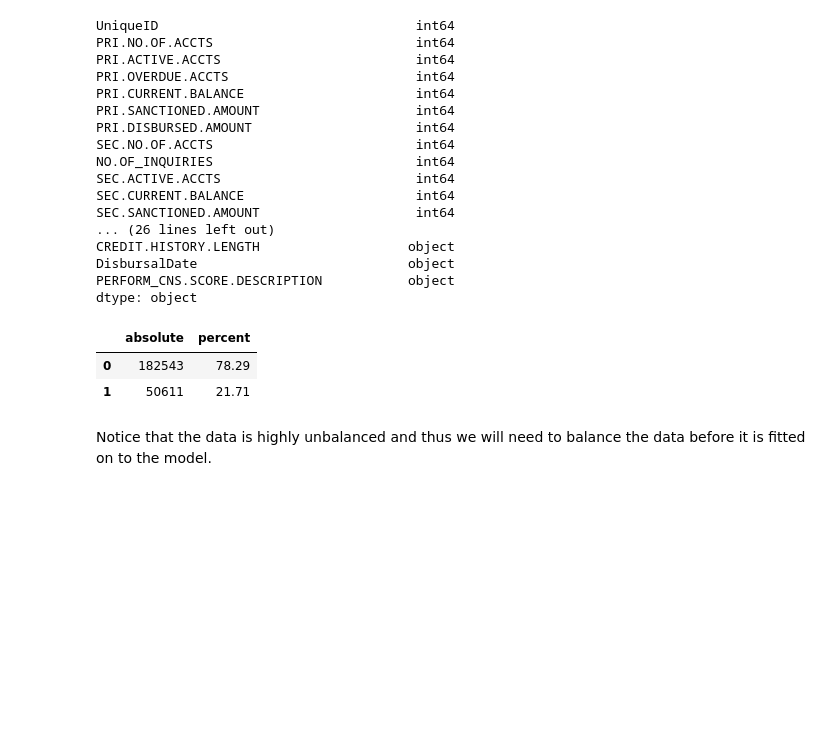
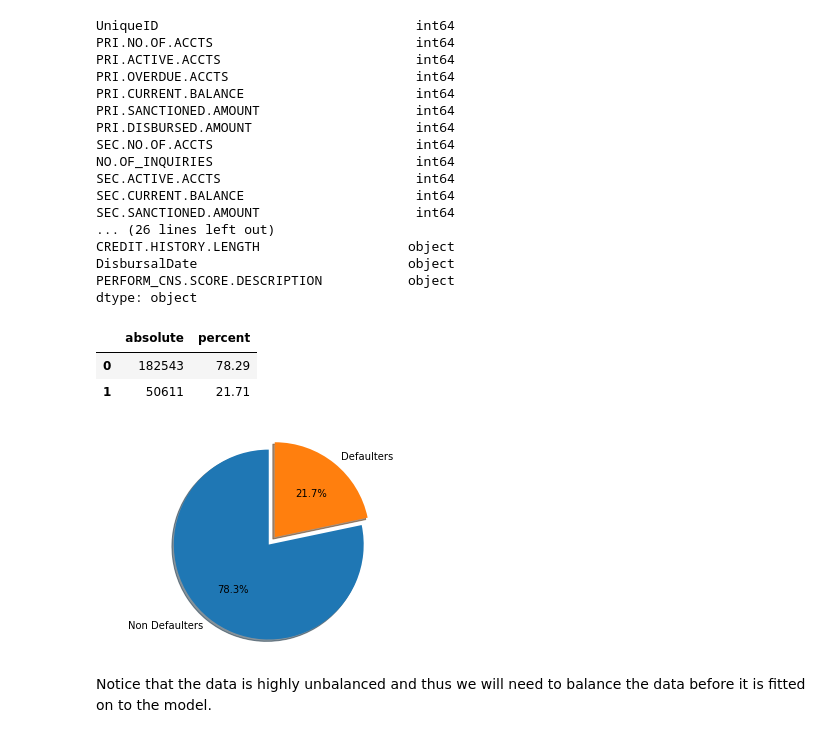
Before and after one commit to BernardWambua/Vehicle-loan-default-prediction-model, a Jupyter notebook: Vehicle-Loan-Default-Prediction-Resampled.ipynb, the cells around one changed output. Saved outputs shown, nothing was run; the diff lists cells and outputs as text; code cells hidden in the pictures; blank space fills up the shorter version.

Commit message:
Added a visual representation of the confusion matrix and the imbalanced dataset.

```diff
--- a/Vehicle-Loan-Default-Prediction-Resampled.ipynb
+++ b/Vehicle-Loan-Default-Prediction-Resampled.ipynb
@@ -71,6 +71,20 @@ display(loan)
 |  | absolute | percent |
 | 0 | 182543 | 78.29 |
 | 1 | 50611 | 21.71 |
+# %%
+# Pie chart, where the slices will be ordered and plotted counter-clockwise:
+labels = 'Non Defaulters', 'Defaulters'
+sizes = list(raw_df['loan_default'].astype(bool).value_counts())
+explode = (0, 0.1)
+
+fig1, ax1 = plt.subplots()
+ax1.pie(sizes, explode=explode, labels=labels, autopct='%1.1f%%',
+        shadow=True, startangle=90)
+ax1.axis('equal')
+
+plt.show()
+# %% [output]
+[figure, added]
 # %% [markdown]
 Notice that the data is highly unbalanced and thus we will need to balance the data before it is fitted on to the model.
 # %% [markdown]
```
Also changed, not shown: parts of 9 cells of this notebook.
